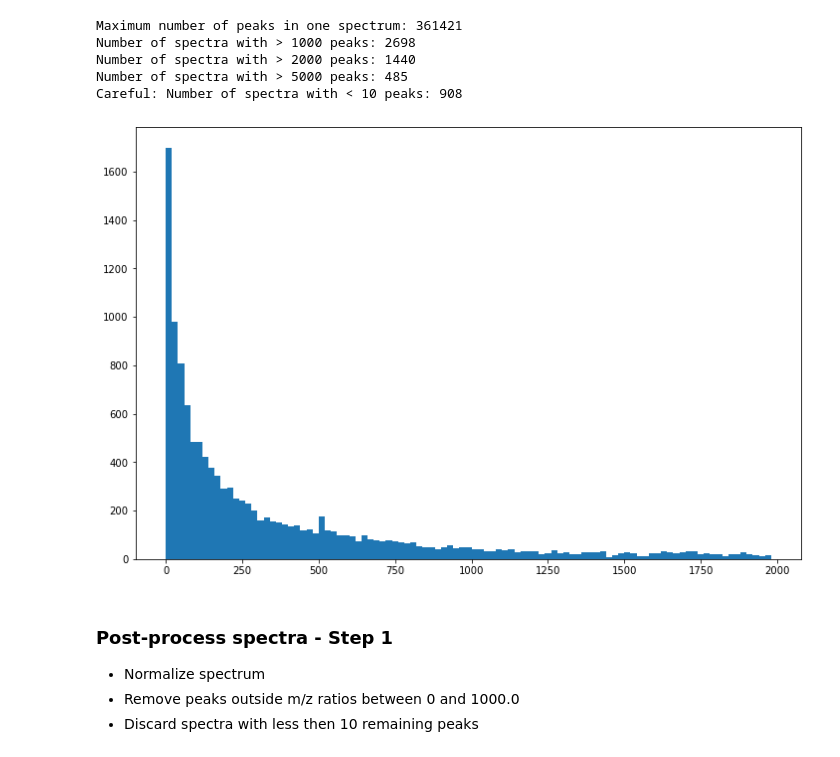
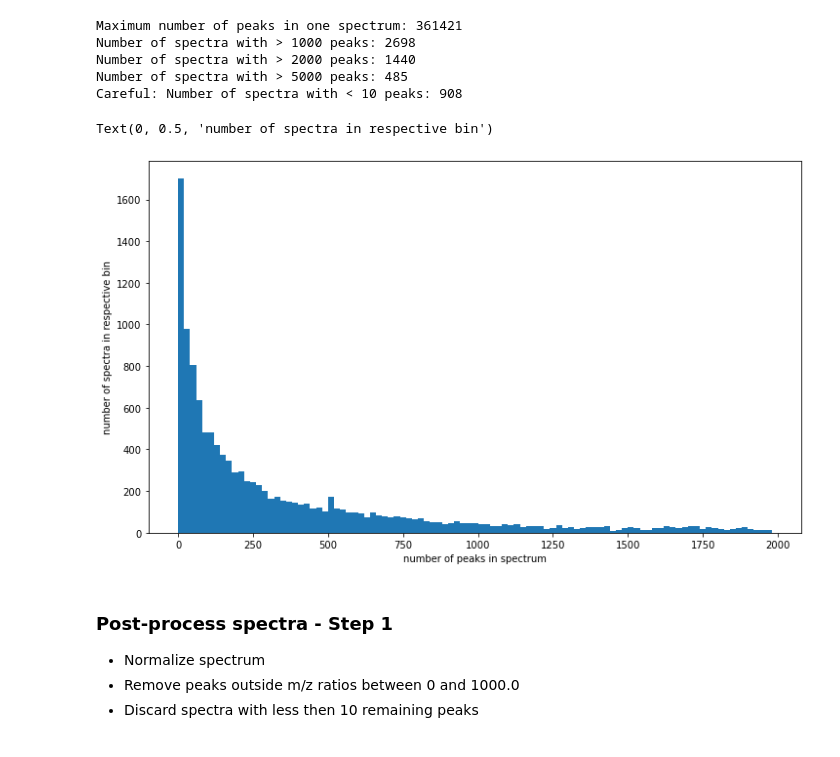
Before and after one commit to iomega/spec2vec, a Jupyter notebook: notebooks/iomega-workflow-5-train-spec2vec-model.ipynb, the cells around one changed output. Cells and saved outputs as stored; diff of their text form; code cells hidden in the pictures.

```diff
--- a/notebooks/iomega-workflow-5-train-spec2vec-model.ipynb
+++ b/notebooks/iomega-workflow-5-train-spec2vec-model.ipynb
@@ -37,10 +37,13 @@ Number of spectra with > 2000 peaks: 1440
 Number of spectra with > 5000 peaks: 485
 Careful: Number of spectra with < 10 peaks: 908
 # %%
-plt.figure(figsize=(12,8))
+plt.figure(figsize=(12,7))
 hist = plt.hist(number_of_peaks, np.arange(0,2000,20))
+plt.xlabel("number of peaks in spectrum")
+plt.ylabel("number of spectra in respective bin")
 # %% [output]
+Text(0, 0.5, 'number of spectra in respective bin')
-[figure, old version]
+[figure, new version]
 # %% [markdown]
 ### Post-process spectra - Step 1
 + Normalize spectrum
```
Also changed, not shown: parts of 3 cells of this notebook, 3 other files.
